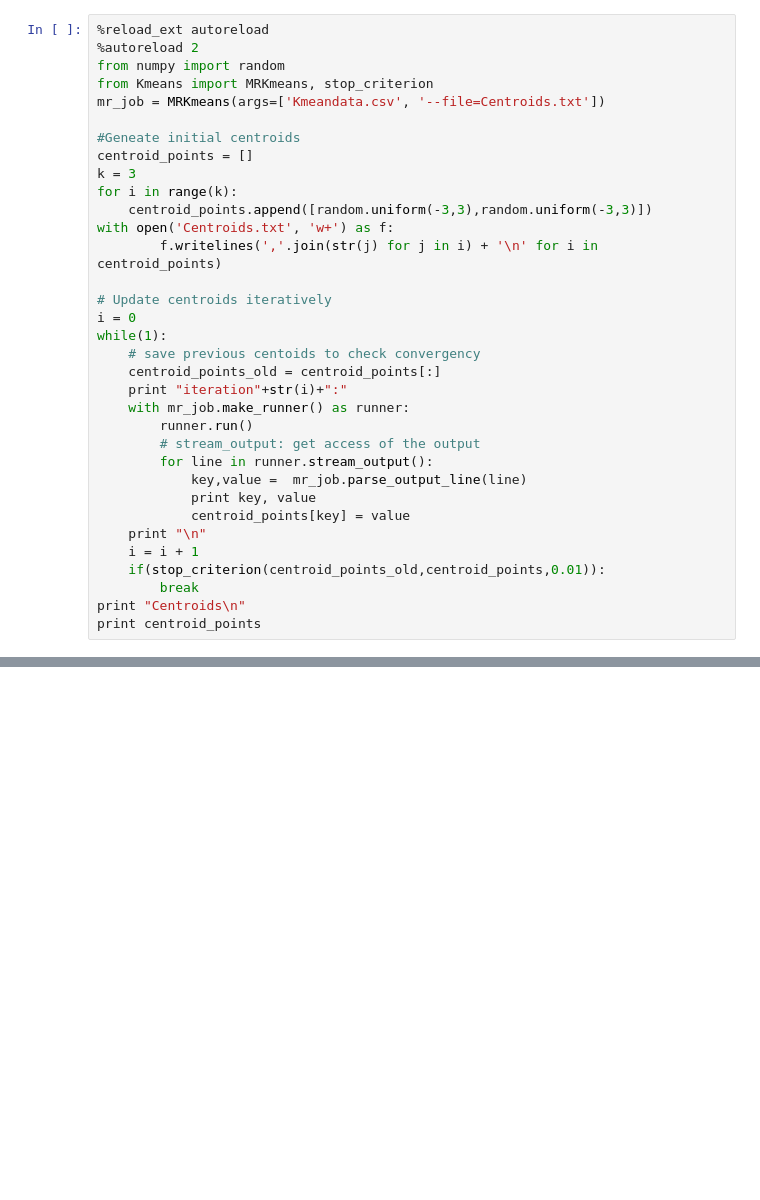
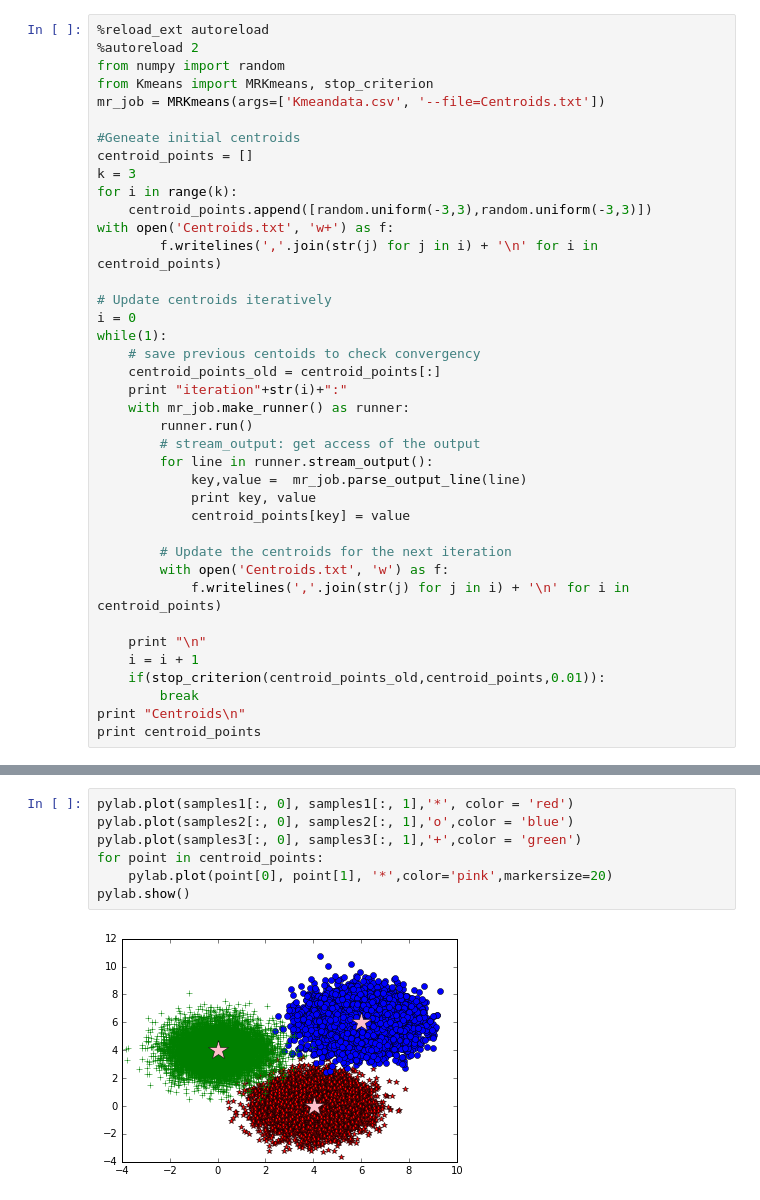
Before and after one commit to mjasek114/w261-Assignments, a Jupyter notebook: hw4/MRJobKMeans.ipynb, the cells around one changed output, grey strips where cells are left out. Cells and saved outputs as stored; diff of their text form; blank space fills up the shorter version.

```diff
--- a/hw4/MRJobKMeans.ipynb
+++ b/hw4/MRJobKMeans.ipynb
@@ -122,6 +147,11 @@ while(1):
             key,value =  mr_job.parse_output_line(line)
             print key, value
             centroid_points[key] = value
+
+        # Update the centroids for the next iteration
+        with open('Centroids.txt', 'w') as f:
+            f.writelines(','.join(str(j) for j in i) + '\n' for i in centroid_points)
+
     print "\n"
     i = i + 1
     if(stop_criterion(centroid_points_old,centroid_points,0.01)):
@@ -148,0 +181,9 @@ cur
+# %%
+pylab.plot(samples1[:, 0], samples1[:, 1],'*', color = 'red')
+pylab.plot(samples2[:, 0], samples2[:, 1],'o',color = 'blue')
+pylab.plot(samples3[:, 0], samples3[:, 1],'+',color = 'green')
+for point in centroid_points:
+    pylab.plot(point[0], point[1], '*',color='pink',markersize=20)
+pylab.show()
+# %% [output]
+[figure, added]
```
Also changed, not shown: parts of 13 cells of this notebook.
